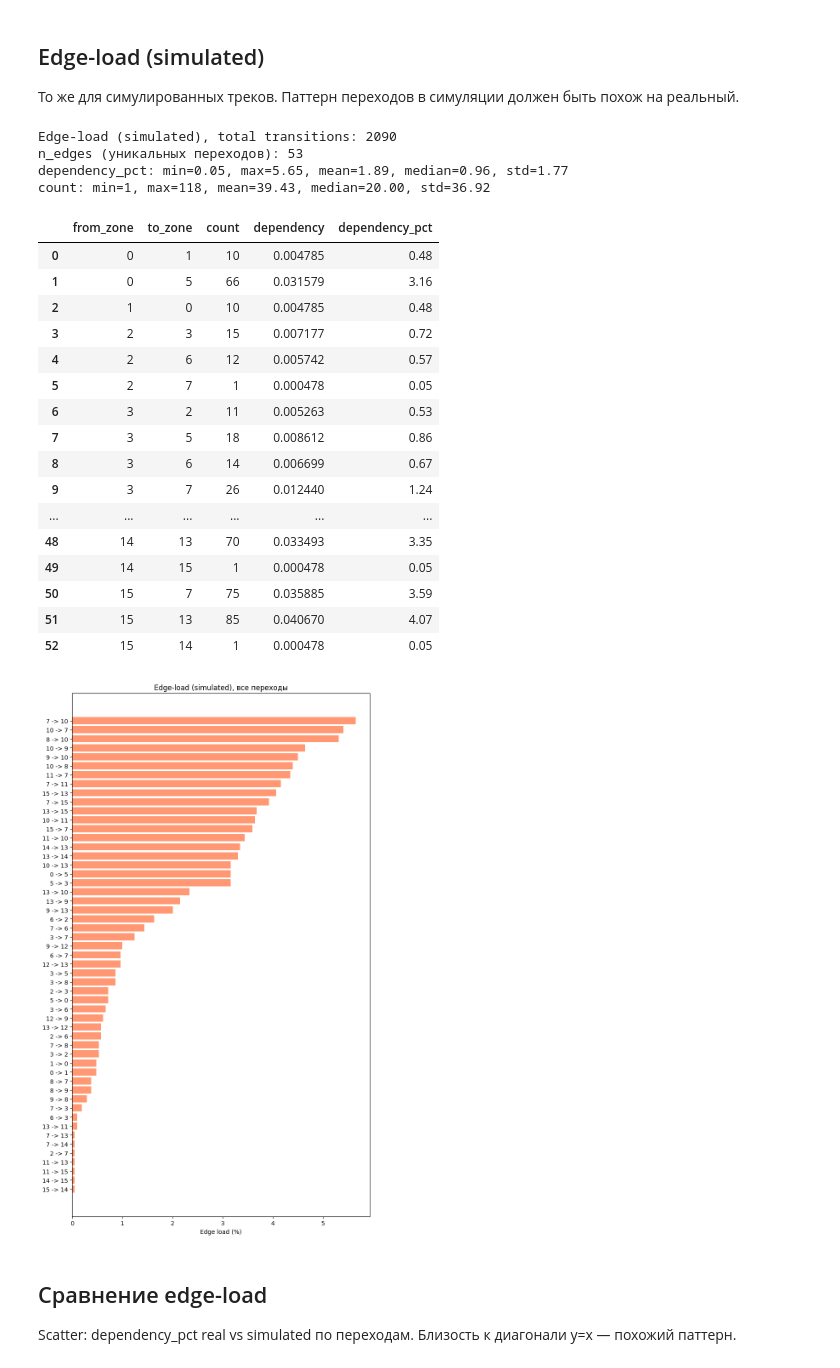
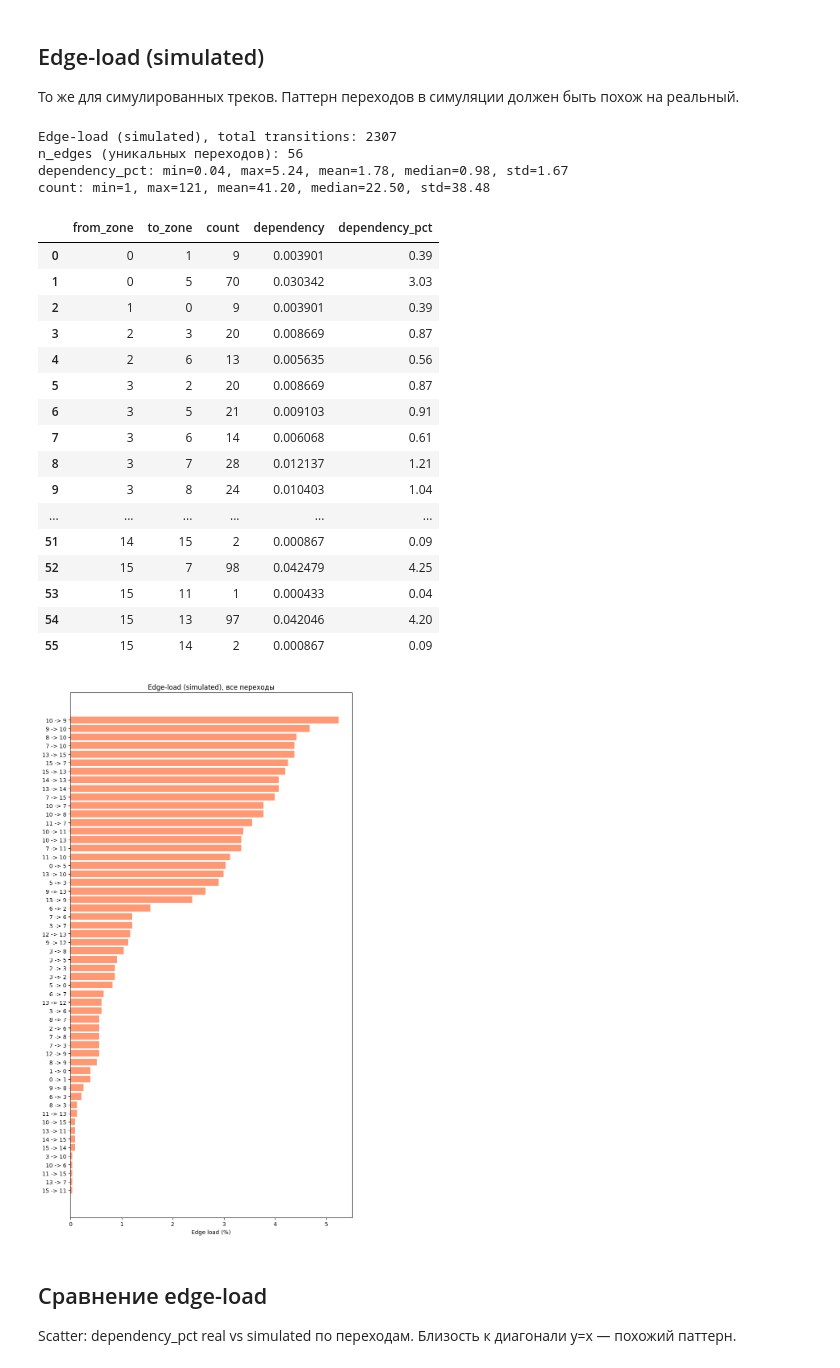
Before and after one commit to malkovajuly97-source/museum-flow-prediction, a Jupyter notebook: model_search/model_search_macro.ipynb, the cells around one changed output. Cells and saved outputs as stored; diff of their text form; code cells hidden in the pictures.

Commit message:
Macro Notebook. Scale simulation plan

```diff
--- a/model_search/model_search_macro.ipynb
+++ b/model_search/model_search_macro.ipynb
@@ -25,7 +25,8 @@ PATH_DXF = str(Path("model_search") / "Floor_0.dxf") if (Path.cwd() / "model_sea
 PATH_TRAJECTORIES_CSV = "C://Users/malko/Desktop/Diploma/Term/bird-dataset-main/bird-dataset-main/data/normalized_trajectories"
 LAYER_FLOOR_PLAN = "Floor_plan"
 LAYER_AREA = "Area"
-LAYER_SIMULATION = "Simulation"  # треки из симуляции Unity
+PATH_UNITY_DXF = str(Path("model_search") / "unity_plan_and_tracks.dxf") if (Path.cwd() / "model_search" / "unity_plan_and_tracks.dxf").exists() else "unity_plan_and_tracks.dxf"
+LAYER_UNITY_TRACKS = "TRACKS"  # треки симуляции в unity DXF
 # %%
 %pip install -q ezdxf pandas shapely matplotlib scipy
 # %% [output]
@@ -323,54 +324,54 @@ count: min=1, max=52, mean=18.42, median=14.00, std=14.82
 То же для симулированных треков. Паттерн переходов в симуляции должен быть похож на реальный.
 # %%
 import pandas as pd
-traj_sim = parse_trajectories_from_dxf(PATH_DXF, LAYER_SIMULATION)
+traj_sim = load_simulated_trajectories_from_unity_dxf(PATH_DXF, PATH_UNITY_DXF, layer_reference_bird="Outline", layer_tracks_unity=LAYER_UNITY_TRACKS)
 total_sim, df_trans_sim = 0, pd.DataFrame()
 if len(traj_sim) == 0:
-    print("Слой Simulation пуст или отсутствует.")
+    print("Нет симулированных треков (unity DXF слой TRACKS пуст или файл отсутствует).")
 else:
     df_trans_sim, total_sim = compute_transition_matrix(polygons_with_zone, zone_labels, traj_sim)
     print("Edge-load (simulated), total transitions:", total_sim)
     print("n_edges (уникальных переходов):", len(df_trans_sim))
     print("dependency_pct: min={:.2f}, max={:.2f}, mean={:.2f}, median={:.2f}, std={:.2f}".format(
         df_trans_sim["dependency_pct"].min(), df_trans_sim["dependency_pct"].max(),
         df_trans_sim["dependency_pct"].mean(), df_trans_sim["dependency_pct"].median(),
         df_trans_sim["dependency_pct"].std()))
     print("count: min={}, max={}, mean={:.2f}, median={:.2f}, std={:.2f}".format(
         df_trans_sim["count"].min(), df_trans_sim["count"].max(),
         df_trans_sim["count"].mean(), df_trans_sim["count"].median(),
         df_trans_sim["count"].std()))
     display(df_trans_sim)
     df_plot = df_trans_sim.sort_values("dependency_pct", ascending=True)
     df_plot["edge"] = df_plot["from_zone"].astype(str) + " -> " + df_plot["to_zone"].astype(str)
     plt.figure(figsize=(8, max(8, len(df_plot) * 0.25)))
     plt.barh(df_plot["edge"], df_plot["dependency_pct"], color="coral", alpha=0.8)
     plt.xlabel("Edge load (%)")
     plt.title("Edge-load (simulated), все переходы")
     plt.tight_layout()
     plt.show()
 # %% [output]
-Edge-load (simulated), total transitions: 2090
-n_edges (уникальных переходов): 53
-dependency_pct: min=0.05, max=5.65, mean=1.89, median=0.96, std=1.77
-count: min=1, max=118, mean=39.43, median=20.00, std=36.92
+Edge-load (simulated), total transitions: 2307
+n_edges (уникальных переходов): 56
+dependency_pct: min=0.04, max=5.24, mean=1.78, median=0.98, std=1.67
+count: min=1, max=121, mean=41.20, median=22.50, std=38.48
 |  | from_zone | to_zone | count | dependency | dependency_pct |
-| 0 | 0 | 1 | 10 | 0.004785 | 0.48 |
-| 1 | 0 | 5 | 66 | 0.031579 | 3.16 |
-| 2 | 1 | 0 | 10 | 0.004785 | 0.48 |
-| 3 | 2 | 3 | 15 | 0.007177 | 0.72 |
-| 4 | 2 | 6 | 12 | 0.005742 | 0.57 |
-| 5 | 2 | 7 | 1 | 0.000478 | 0.05 |
-| 6 | 3 | 2 | 11 | 0.005263 | 0.53 |
-| 7 | 3 | 5 | 18 | 0.008612 | 0.86 |
-| 8 | 3 | 6 | 14 | 0.006699 | 0.67 |
-| 9 | 3 | 7 | 26 | 0.012440 | 1.24 |
+| 0 | 0 | 1 | 9 | 0.003901 | 0.39 |
+| 1 | 0 | 5 | 70 | 0.030342 | 3.03 |
+| 2 | 1 | 0 | 9 | 0.003901 | 0.39 |
+| 3 | 2 | 3 | 20 | 0.008669 | 0.87 |
+| 4 | 2 | 6 | 13 | 0.005635 | 0.56 |
+| 5 | 3 | 2 | 20 | 0.008669 | 0.87 |
+| 6 | 3 | 5 | 21 | 0.009103 | 0.91 |
+| 7 | 3 | 6 | 14 | 0.006068 | 0.61 |
+| 8 | 3 | 7 | 28 | 0.012137 | 1.21 |
+| 9 | 3 | 8 | 24 | 0.010403 | 1.04 |
 | ... | ... | ... | ... | ... | ... |
-| 48 | 14 | 13 | 70 | 0.033493 | 3.35 |
-| 49 | 14 | 15 | 1 | 0.000478 | 0.05 |
-| 50 | 15 | 7 | 75 | 0.035885 | 3.59 |
-| 51 | 15 | 13 | 85 | 0.040670 | 4.07 |
-| 52 | 15 | 14 | 1 | 0.000478 | 0.05 |
+| 51 | 14 | 15 | 2 | 0.000867 | 0.09 |
+| 52 | 15 | 7 | 98 | 0.042479 | 4.25 |
+| 53 | 15 | 11 | 1 | 0.000433 | 0.04 |
+| 54 | 15 | 13 | 97 | 0.042046 | 4.20 |
+| 55 | 15 | 14 | 2 | 0.000867 | 0.09 |
-[figure, old version]
+[figure, new version]
 # %% [markdown]
 ## Сравнение edge-load
 
```
Also changed, not shown: parts of 4 cells of this notebook, 5 other files.
